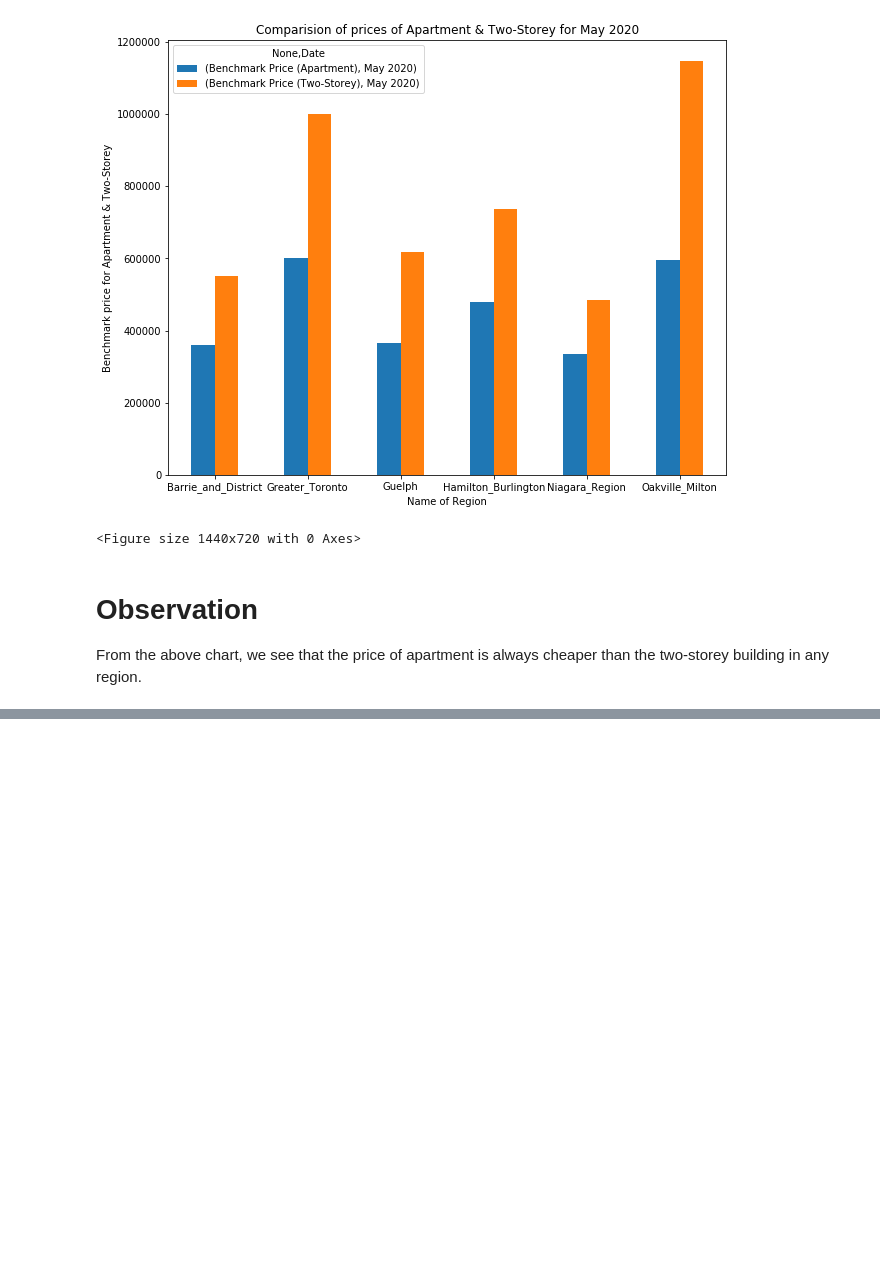
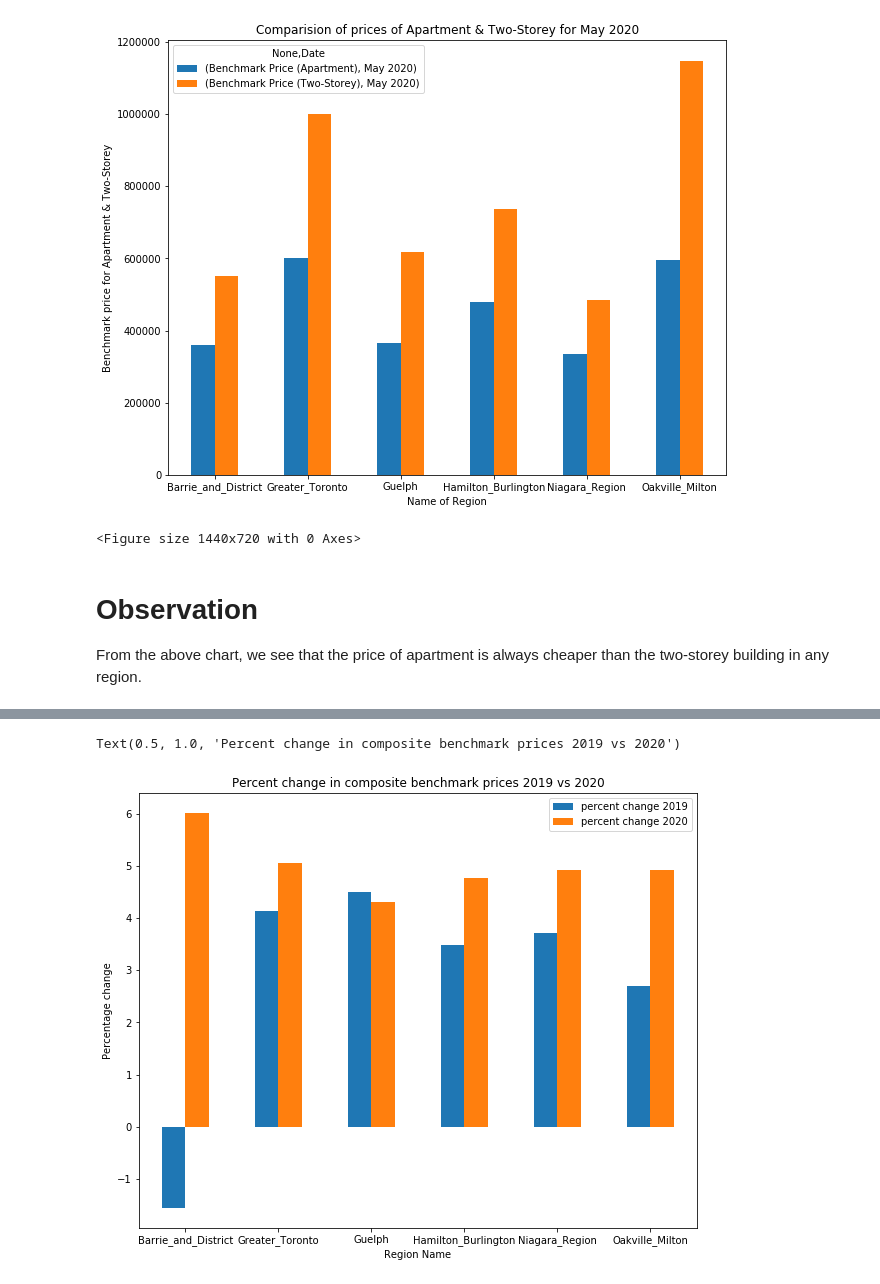
Before and after one commit to preeti0103/Project1, a Jupyter notebook: region_price_comparison.ipynb, the cells around one changed output, grey strips where cells are left out. Cells and saved outputs as stored; diff of their text form; code cells hidden in the pictures; blank space fills up the shorter version.

Commit message:
calculated percent chage

```diff
--- a/region_price_comparison.ipynb
+++ b/region_price_comparison.ipynb
@@ -130,0 +138,26 @@ From the above chart, we see that the price of apartment is always cheaper than
+# %%
+composite_may_2019 = housing_price.loc[housing_price["Date"] == "May 2019"]["Benchmark Price (Composite)"]
+composite_jan_2019 = housing_price.loc[housing_price["Date"] == "Jan 2019"]["Benchmark Price (Composite)"]
+composite_jan_2020 = housing_price.loc[housing_price["Date"] == "Jan 2020"]["Benchmark Price (Composite)"]
+composite_may_2020 = housing_price.loc[housing_price["Date"] == "May 2020"]["Benchmark Price (Composite)"]
+
+x = np.array(composite_may_2019, dtype = np.float)
+y = np.array(composite_jan_2019, dtype = np.float)
+a = np.array(composite_jan_2020, dtype = np.float)
+b = np.array(composite_may_2020, dtype = np.float)
+
+percent_change_2019 = (x/y - 1) * 100
+percent_change_2020 = (b/a - 1) * 100
+
+percent_change_2019 = percent_change_2019 .tolist()
+percent_change_2020 = percent_change_2020.tolist()
+
+region_name = housing_price["Region"].unique()
+
+percentChange_df = pd.DataFrame({"Region" : region_name,
+                       "percent change 2019" : percent_change_2019,
+                       "percent change 2020" : percent_change_2020
+                      })
+
+percentChange_df = percentChange_df.set_index("Region")
+percentChange_df
@@ -130,0 +173,8 @@ From the above chart, we see that the price of apartment is always cheaper than
+# %%
+percentChange_df.plot(kind = "bar", rot = 0, figsize = (10, 8))
+plt.xlabel("Region Name")
+plt.ylabel("Percentage change")
+plt.title("Percent change in composite benchmark prices 2019 vs 2020")
+# %% [output]
+Text(0.5, 1.0, 'Percent change in composite benchmark prices 2019 vs 2020')
+[figure, added]
```
Also changed, not shown: parts of 4 cells of this notebook.
